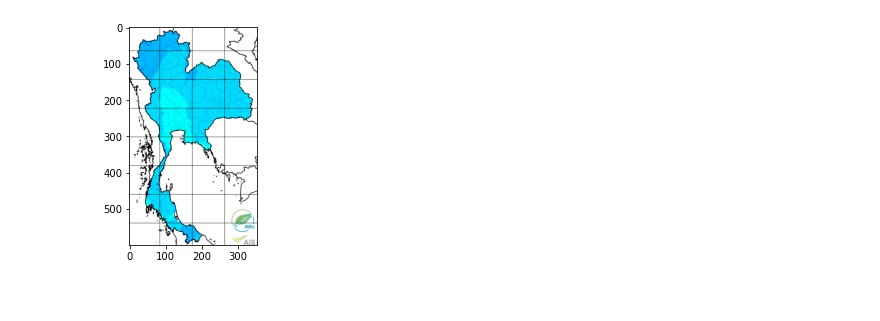
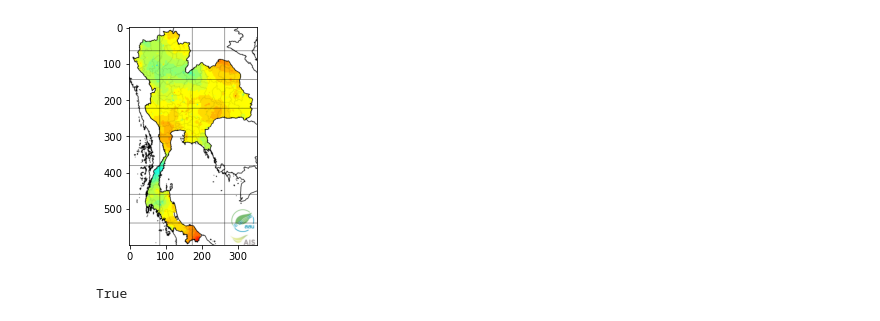
Before and after one commit to Thiraphat-K/Color_Images_Processing_Project, a Jupyter notebook: test.ipynb, the cells around one changed output. Saved outputs shown, nothing was run; the diff lists cells and outputs as text; code cells hidden in the pictures.

Commit message:
modify saveData()

```diff
--- a/test.ipynb
+++ b/test.ipynb
@@ -32,7 +32,7 @@ def center_crop(img, dim):
 	crop_img = img[mid_y-dim[0]:mid_y+dim[1], mid_x-dim[2]:mid_x+dim[3]]
 	return crop_img
 # %%
-url_img = "http://tiwrmdev.hii.or.th/ContourImg/2021/09/10/hatempY2021M09D10T05.png"
+url_img = "http://tiwrmdev.hii.or.th/ContourImg/2021/09/10/hatempY2021M09D10T12.png"
 print("downloading : %s => success!!" % url_img)
 image = get_image(url_img)
 modi_img = center_crop(image, (330, 270,165,186))
@@ -43 +43 @@ downloading : http://tiwrmdev.hii.or.th/ContourImg/2021/09/10/hatempY2021M09D10T
-[figure, old version]
+[figure, new version]
@@ -67,0 +44,20 @@ create_xlsx_file("my_xslx_file.xlsx", headers, players)
+# %%
+img = cv2.imread('./images/hatempY2021M05D10T10.png')
+
+white = cv2.cvtColor(img, cv2.COLOR_BGR2GRAY)
+
+# threshold input image using otsu thresholding as mask and refine with morphology
+ret, mask = cv2.threshold(white, 0, 255, cv2.THRESH_BINARY+cv2.THRESH_OTSU)
+kernel = np.ones((9,9), np.uint8)
+mask = cv2.morphologyEx(mask, cv2.MORPH_CLOSE, kernel)
+mask = cv2.morphologyEx(mask, cv2.MORPH_OPEN, kernel)
+
+# put mask into alpha channel of result
+result = img.copy()
+result = cv2.cvtColor(result, cv2.COLOR_BGR2BGRA)
+result[ :, :,3] = mask
+
+# save resulting masked image
+cv2.imwrite('./images/temp.png', result)
+# %% [output]
+True
```
Also changed, not shown: parts of 4 cells of this notebook, 4 other files.
